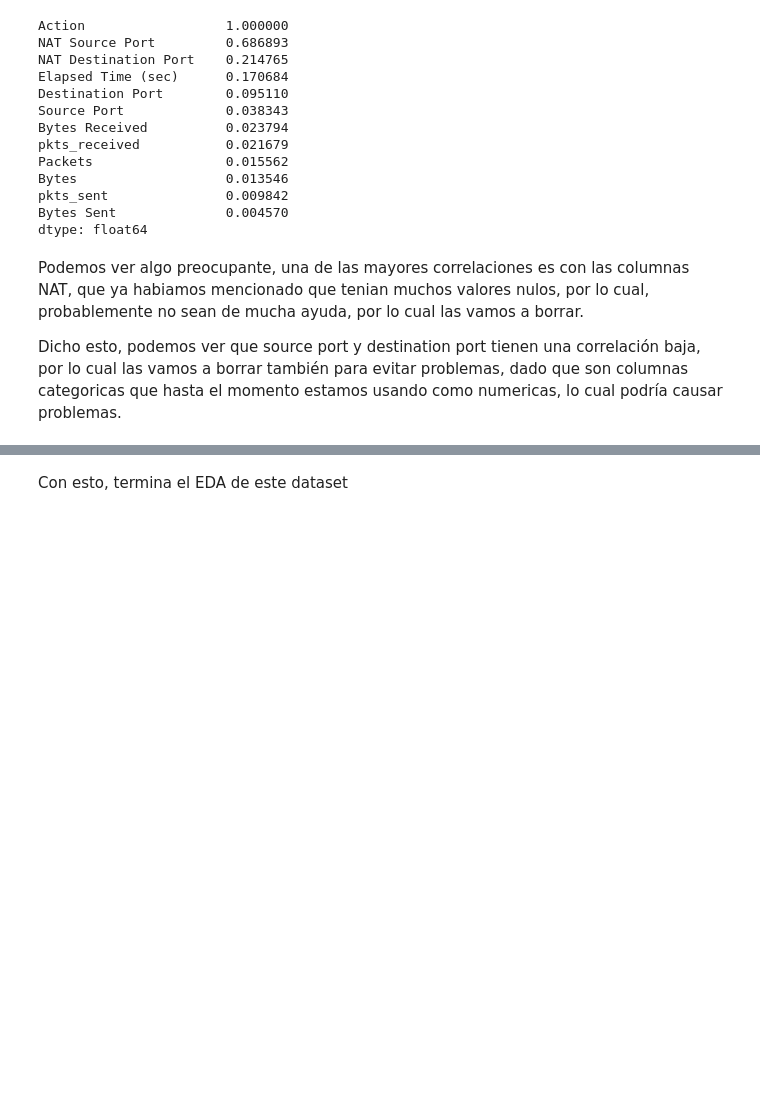
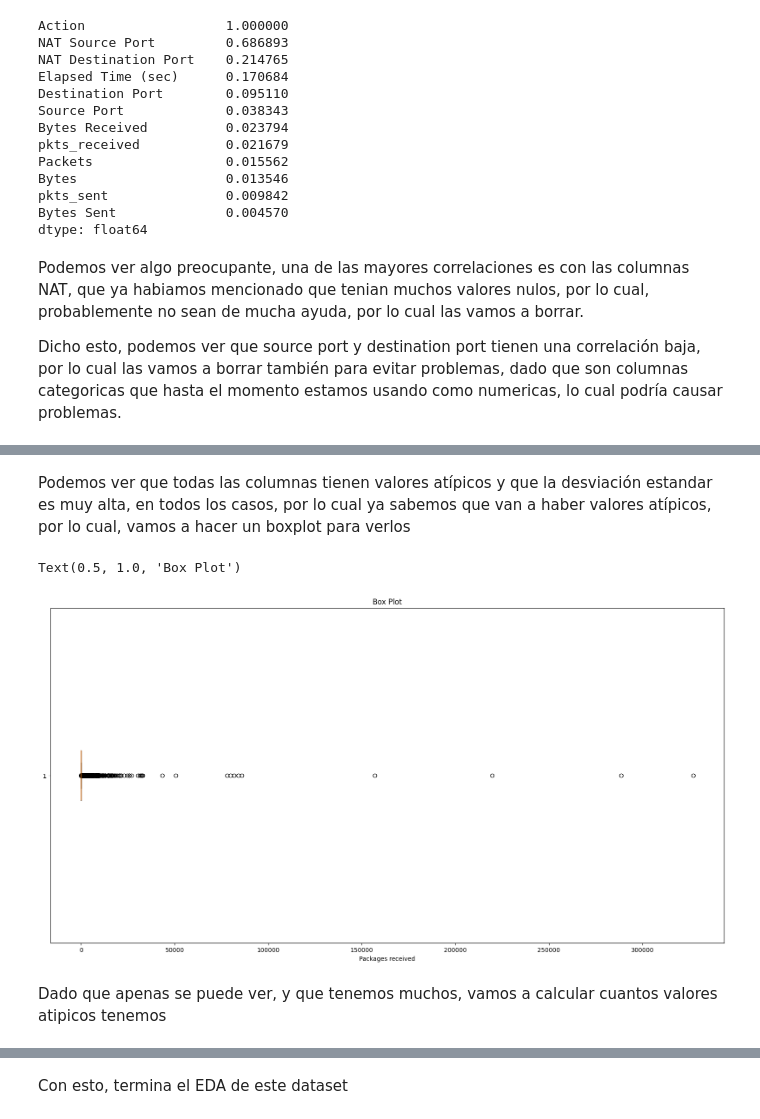
Before and after one commit to FelipeBarretoB/Grad-project, a Jupyter notebook: EDA/EDA.ipynb, the cells around one changed output, grey strips where cells are left out. Cells and saved outputs as stored; diff of their text form; code cells hidden in the pictures; blank space fills up the shorter version.

Commit message:
Se trabajo en buscar valores atipicos en el primer dataset, logrando subir la correlación. Se empezo a trabajar en buscar datos atipicos en el segundo dataset.

```diff
--- a/EDA/EDA.ipynb
+++ b/EDA/EDA.ipynb
@@ -144,0 +159,12 @@ ifd.head()
+# %% [markdown]
+Podemos ver que todas las columnas tienen valores atípicos y que la desviación estandar es muy alta, en todos los casos, por lo cual ya sabemos que van a haber valores atípicos, por lo cual, vamos a hacer un boxplot para verlos
+# %%
+plt.figure(figsize=(20, 10))
+plt.boxplot(ifd['pkts_received'],vert=False)
+plt.xlabel('Packages received')
+plt.title('Box Plot')
+# %% [output]
+Text(0.5, 1.0, 'Box Plot')
+[figure, added]
+# %% [markdown]
+Dado que apenas se puede ver, y que tenemos muchos, vamos a calcular cuantos valores atipicos tenemos
```
Also changed, not shown: parts of 27 cells of this notebook.
